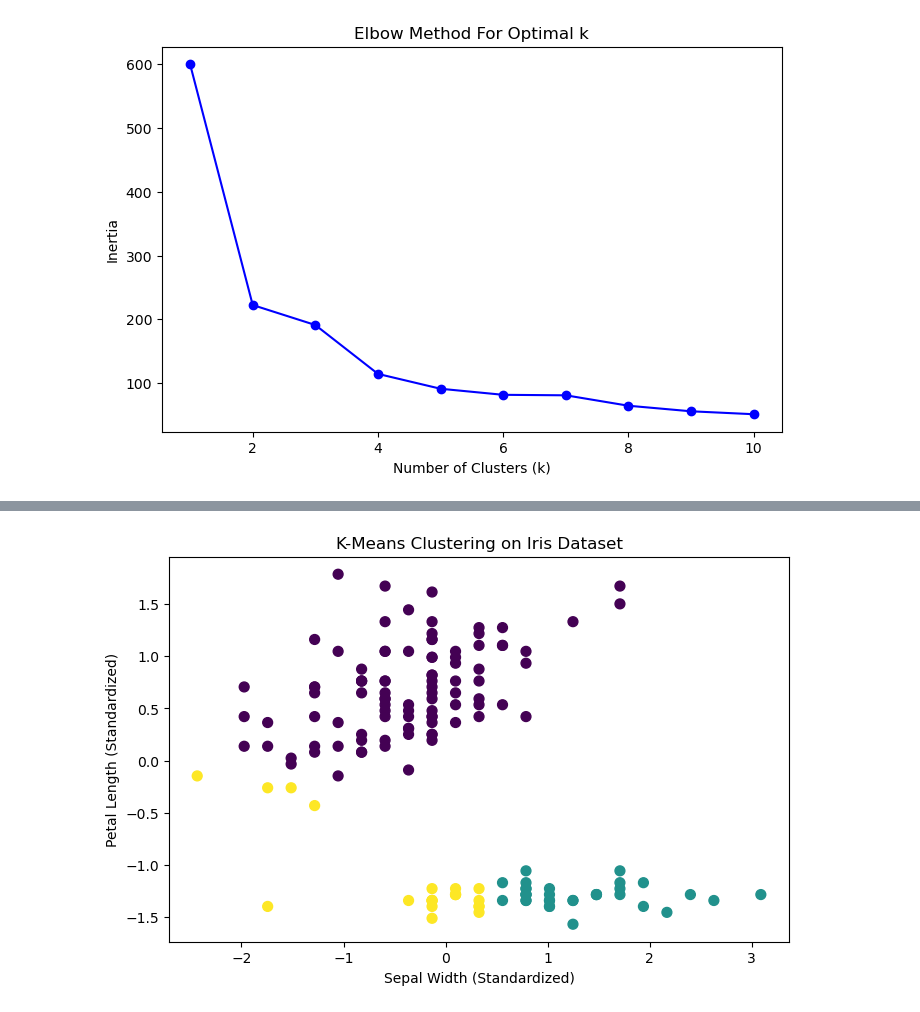
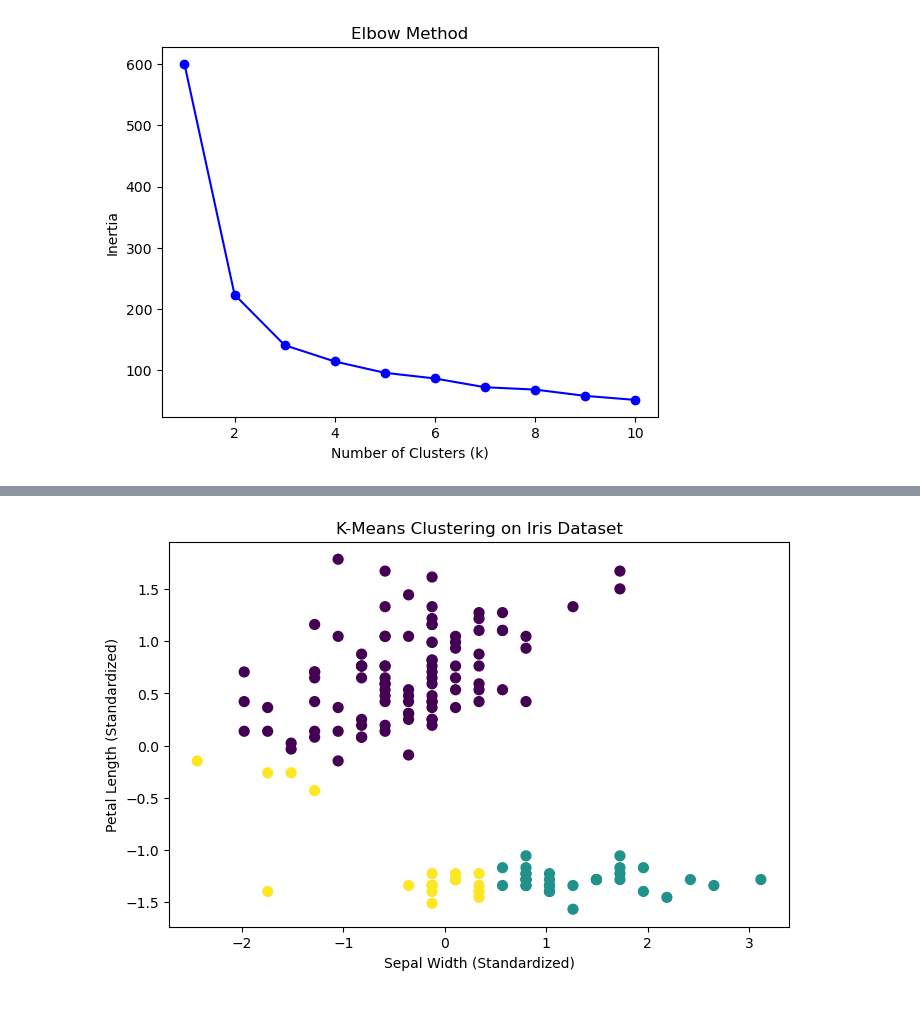
Before and after one commit to bablya985/CL-1, a Jupyter notebook: ML4_IRIS.ipynb, the cells around one changed output, grey strips where cells are left out. Saved outputs shown, nothing was run; the diff lists cells and outputs as text; code cells hidden in the pictures.

```diff
--- a/ML4_IRIS.ipynb
+++ b/ML4_IRIS.ipynb
@@ -29,0 +16,3 @@ X = iris_df.drop('species', axis=1)
+# %%
+df=pd.read_csv(r"D:\CL-1\ML\Iris.csv")#Loading the dataset
+df
@@ -30,3 +59,5 @@ X = iris_df.drop('species', axis=1)
+# %%
+num_df = df[['SepalLengthCm', 'SepalWidthCm', 'PetalLengthCm', 'PetalWidthCm']]
 # %%
 scaler = StandardScaler()
-X_scaled = scaler.fit_transform(X)
+X = scaler.fit_transform(num_df)
@@ -49,7 +71,0 @@ X
-# %%
-from sklearn.datasets import make_blobs
-X,y = make_blobs(n_samples = 500,n_features = 2,centers = 3,random_state = 23)
-fig = plt.figure(0)
-plt.grid(True)
-plt.scatter(X[:,0],X[:,1])
-plt.show()
@@ -58,18 +72,19 @@ plt.show()
 # %%
+# Step 5: Elbow Method (Simplified)
 inertia = []
 K = range(1, 11)
+
 for k in K:
-    kmeans = KMeans(n_clusters=k, random_state=42)
-    kmeans.fit(X_scaled)
-    inertia.append(kmeans.inertia_)
-# Plot the elbow graph
-plt.figure(figsize=(8, 5))
+    model = KMeans(n_clusters=k, random_state=0)
+    model.fit(X)
+    inertia.append(model.inertia_)
+
 plt.plot(K, inertia, 'bo-')
-plt.xlabel('Number of Clusters (k)')
-plt.ylabel('Inertia')
-plt.title('Elbow Method For Optimal k')
+plt.title("Elbow Method")
+plt.xlabel("Number of Clusters (k)")
+plt.ylabel("Inertia")
 plt.show()
 # %% [output]
-[figure, old version]
+[figure, new version]
 # %%
 kmeans = KMeans(n_clusters=3, random_state=42)
```
Also changed, not shown: parts of 19 cells of this notebook.
